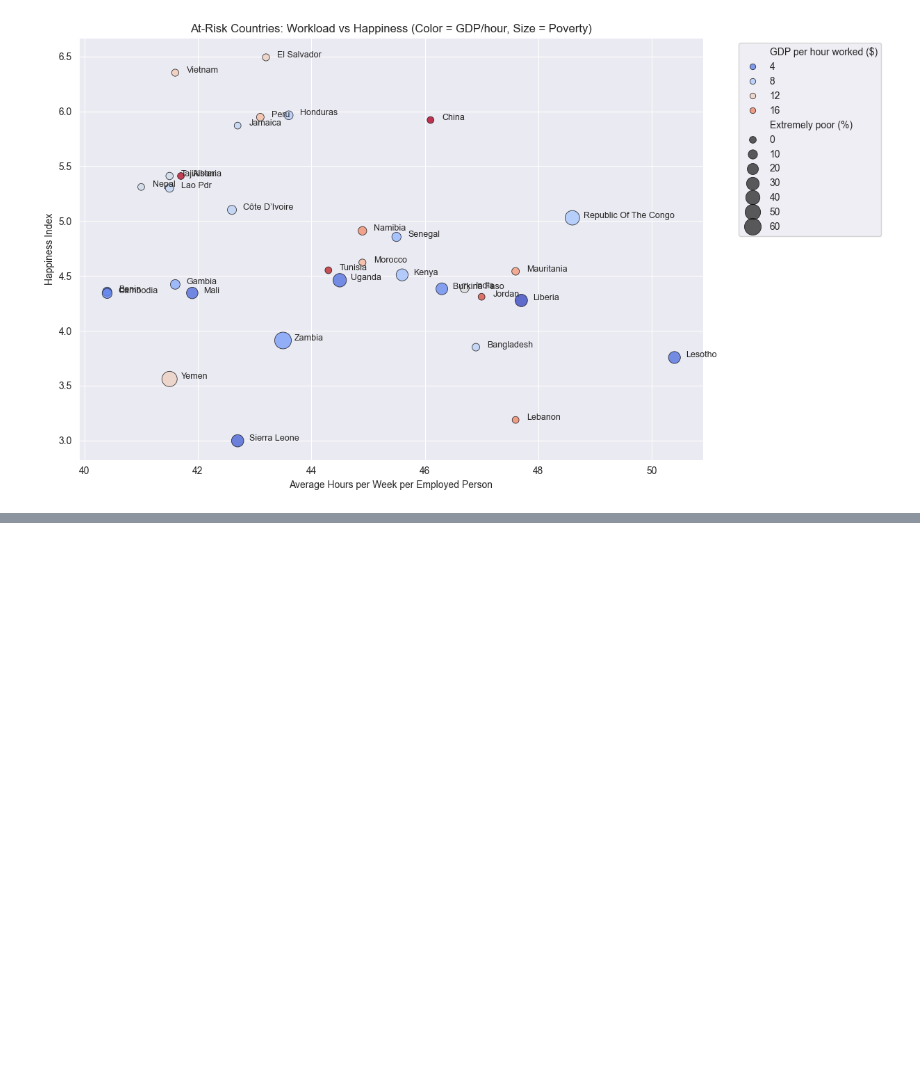
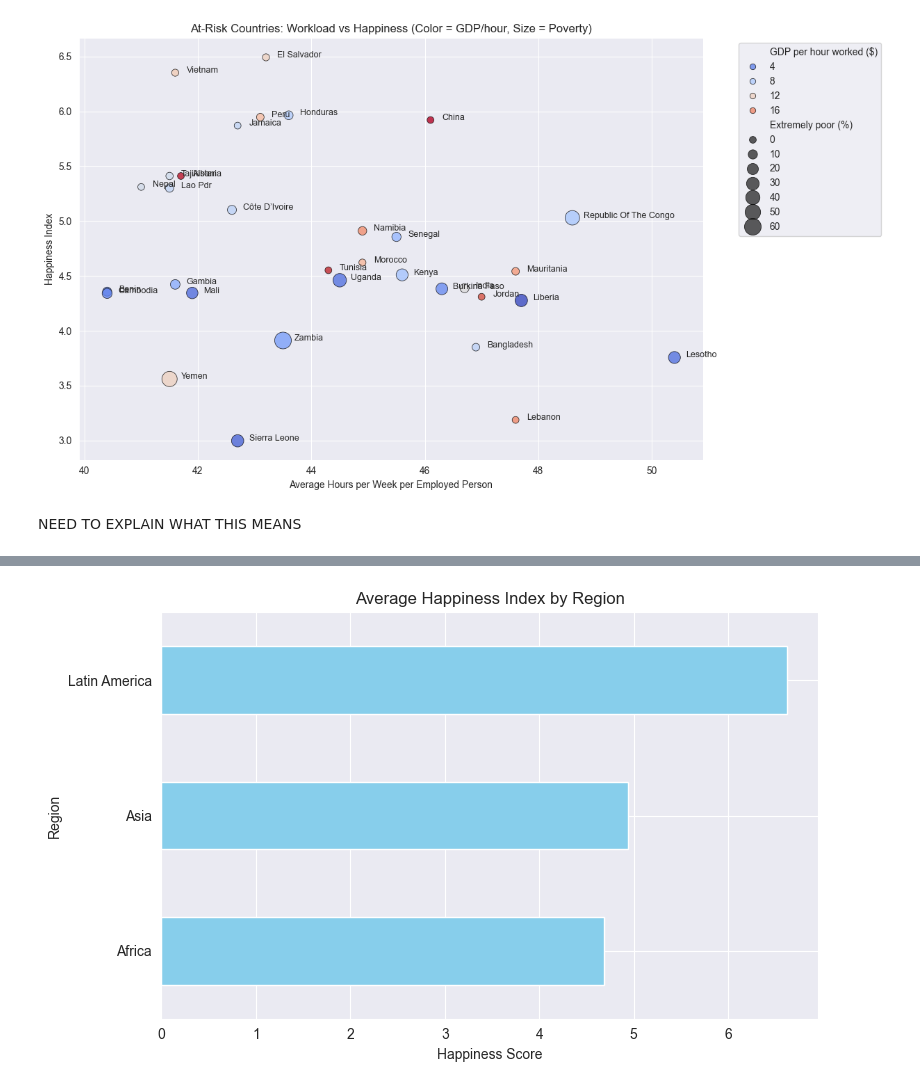
Before and after one commit to dkohalmi/CIP_FS25_202, a Jupyter notebook: notebooks/analyse_illostat.ipynb, the cells around one changed output, grey strips where cells are left out. Cells and saved outputs as stored; diff of their text form; code cells hidden in the pictures; blank space fills up the shorter version.

```diff
--- a/notebooks/analyse_illostat.ipynb
+++ b/notebooks/analyse_illostat.ipynb
@@ -328,3 +597,76 @@ plt.legend(bbox_to_anchor=(1.05, 1), loc='upper left')
 plt.show()
 # %% [output]
 [figure]
+# %% [markdown]
+NEED TO EXPLAIN WHAT THIS MEANS
+# %%
+
+# Manually defined region mapping
+region_map = {
+    "Germany": "Europe",
+    "France": "Europe",
+    "Norway": "Europe",
+    "Spain": "Europe",
+    "Italy": "Europe",
+    "United States": "North America",
+    "Canada": "North America",
+    "Mexico": "Latin America",
+    "Brazil": "Latin America",
+    "Argentina": "Latin America",
+    "India": "Asia",
+    "China": "Asia",
+    "Indonesia": "Asia",
+    "Bangladesh": "Asia",
+    "Japan": "Asia",
+    "South Africa": "Africa",
+    "Kenya": "Africa",
+    "Nigeria": "Africa",
+    "Ghana": "Africa",
+    "Australia": "Oceania",
+    "New Zealand": "Oceania"
+}
+# Map region to dataframe
+df["Region"] = df["Country"].map(region_map)
+
+# Drop rows where all required columns are missing before grouping
+filtered_df = df.dropna(subset=[
+    "Extremely poor (%)",
+    "Moderately poor (%)",
+    "Average hours per week per employed person",
+    "min. monthly wage (PPP $)",
+    "Happiness Index"
+])
+
+grouped = filtered_df.groupby("Region")[[
+    "Extremely poor (%)",
+    "Moderately poor (%)",
+    "Average hours per week per employed person",
+    "min. monthly wage (PPP $)",
+    "Happiness Index"
+]].mean().round(2)
+
+# === Step 3: Rename for clarity ===
+grouped.rename(columns={
+    "Extremely poor (%)": "Extreme Poverty (%)",
+    "Moderately poor (%)": "Moderate Poverty (%)",
+    "Average hours per week per employed person": "Avg. Hours/Week",
+    "min. monthly wage (PPP $)": "Min Wage (PPP $)",
+    "Happiness Index": "Avg. Happiness Index"
+}, inplace=True)
+
+# === Step 4: Print or Export ===
+print("\n Regional Inequality Summary:\n")
+print(grouped)
+
+#  export to CSV
+grouped.to_csv("visuals/regional_inequality_summary.csv")
+
+
+# Bar plot: Happiness by Region
+grouped["Avg. Happiness Index"].plot(kind="barh", color="skyblue", figsize=(8, 5))
+plt.title("Average Happiness Index by Region")
+plt.xlabel("Happiness Score")
+plt.grid(True)
+plt.tight_layout()
+plt.show()
+# %% [output]
@@ -330,0 +686 @@ plt.show()
+[figure, added]
```
Also changed, not shown: parts of 25 cells of this notebook.
